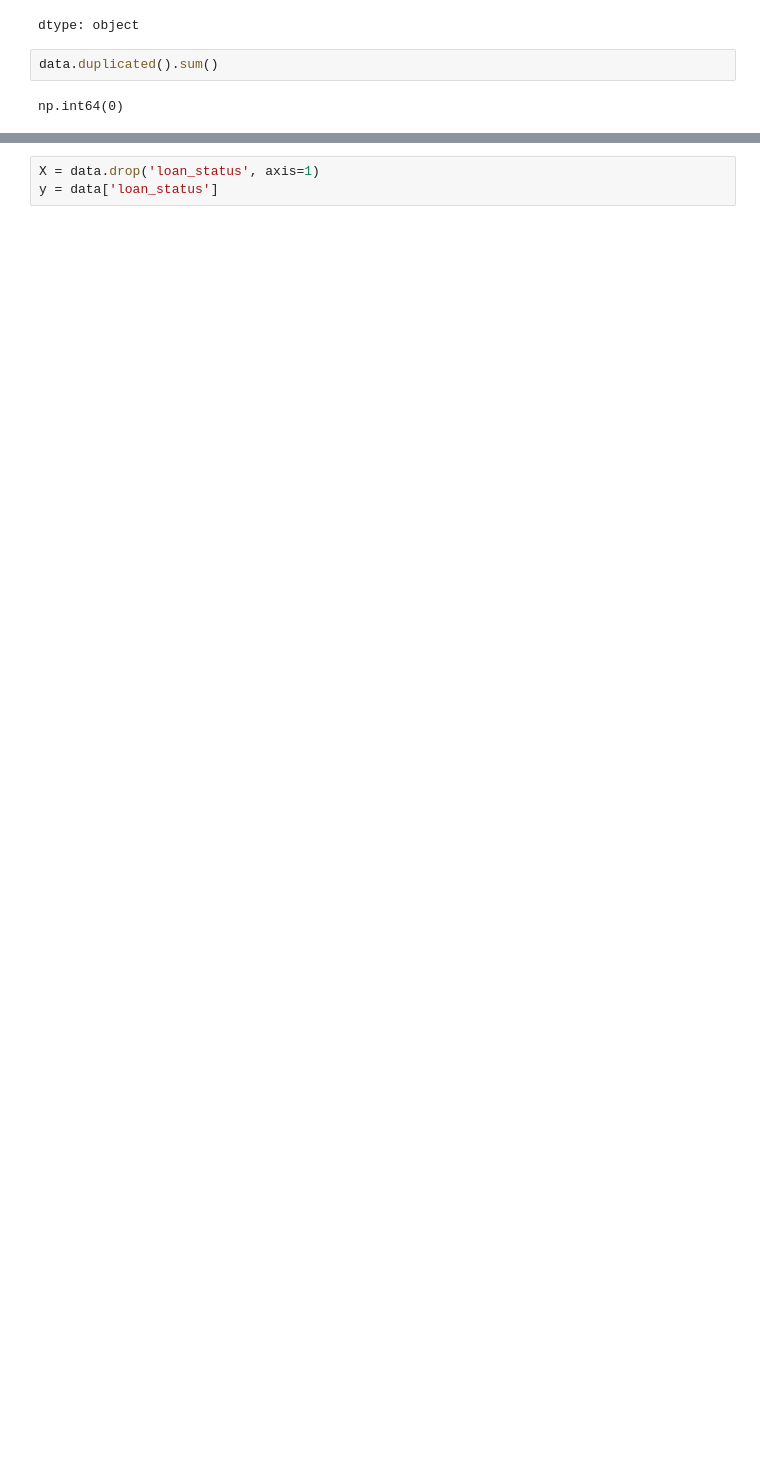
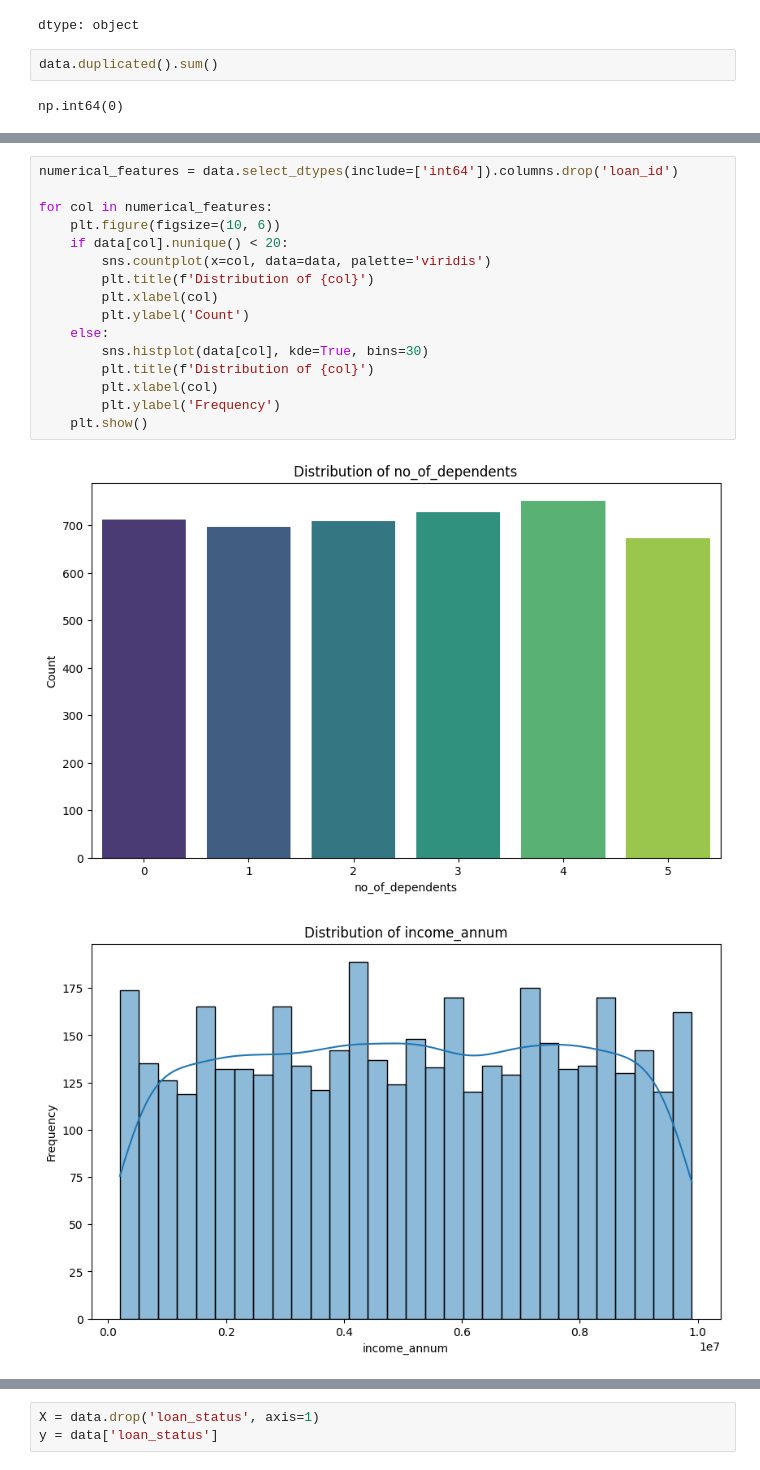
Before and after one commit to varshamqa/AIML_Practice_Repo_VSC1, a Jupyter notebook: ML_Project1.ipynb, the cells around one changed output, grey strips where cells are left out. Drawn from its saved outputs; the diff is of its cells as text; blank space fills up the shorter version.

```diff
--- a/ML_Project1.ipynb
+++ b/ML_Project1.ipynb
@@ -133 +132,20 @@ Index(['loan_id', 'no_of_dependents', 'education', 'self_employed',
       dtype='object')
+# %%
+numerical_features = data.select_dtypes(include=['int64']).columns.drop('loan_id')
+
+for col in numerical_features:
+    plt.figure(figsize=(10, 6))
+    if data[col].nunique() < 20:
+        sns.countplot(x=col, data=data, palette='viridis')
+        plt.title(f'Distribution of {col}')
+        plt.xlabel(col)
+        plt.ylabel('Count')
+    else:
+        sns.histplot(data[col], kde=True, bins=30)
+        plt.title(f'Distribution of {col}')
+        plt.xlabel(col)
+        plt.ylabel('Frequency')
+    plt.show()
+# %% [output]
+[figure, added]
+[figure, added]
```
Also changed, not shown: parts of 27 cells of this notebook.
